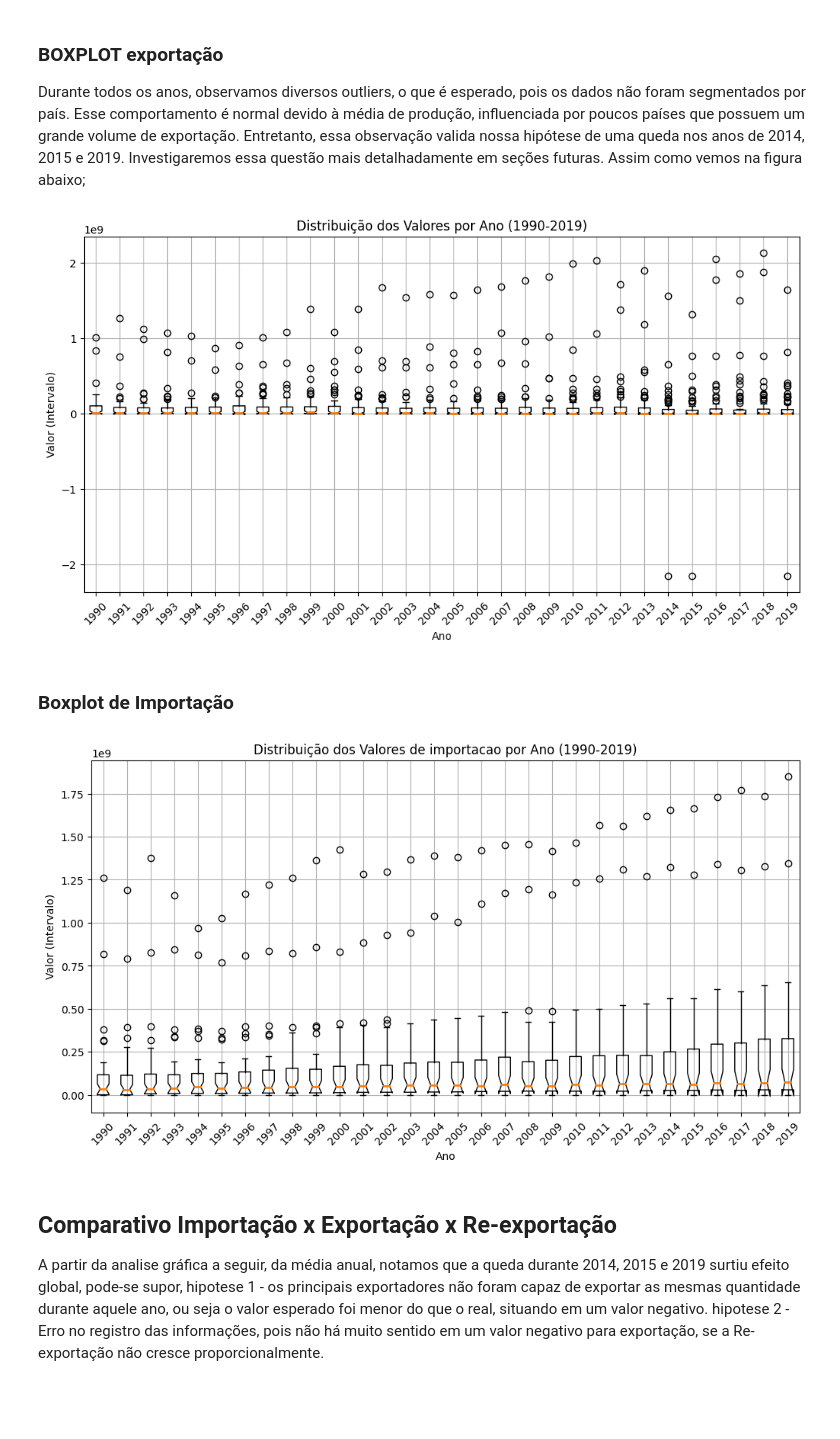
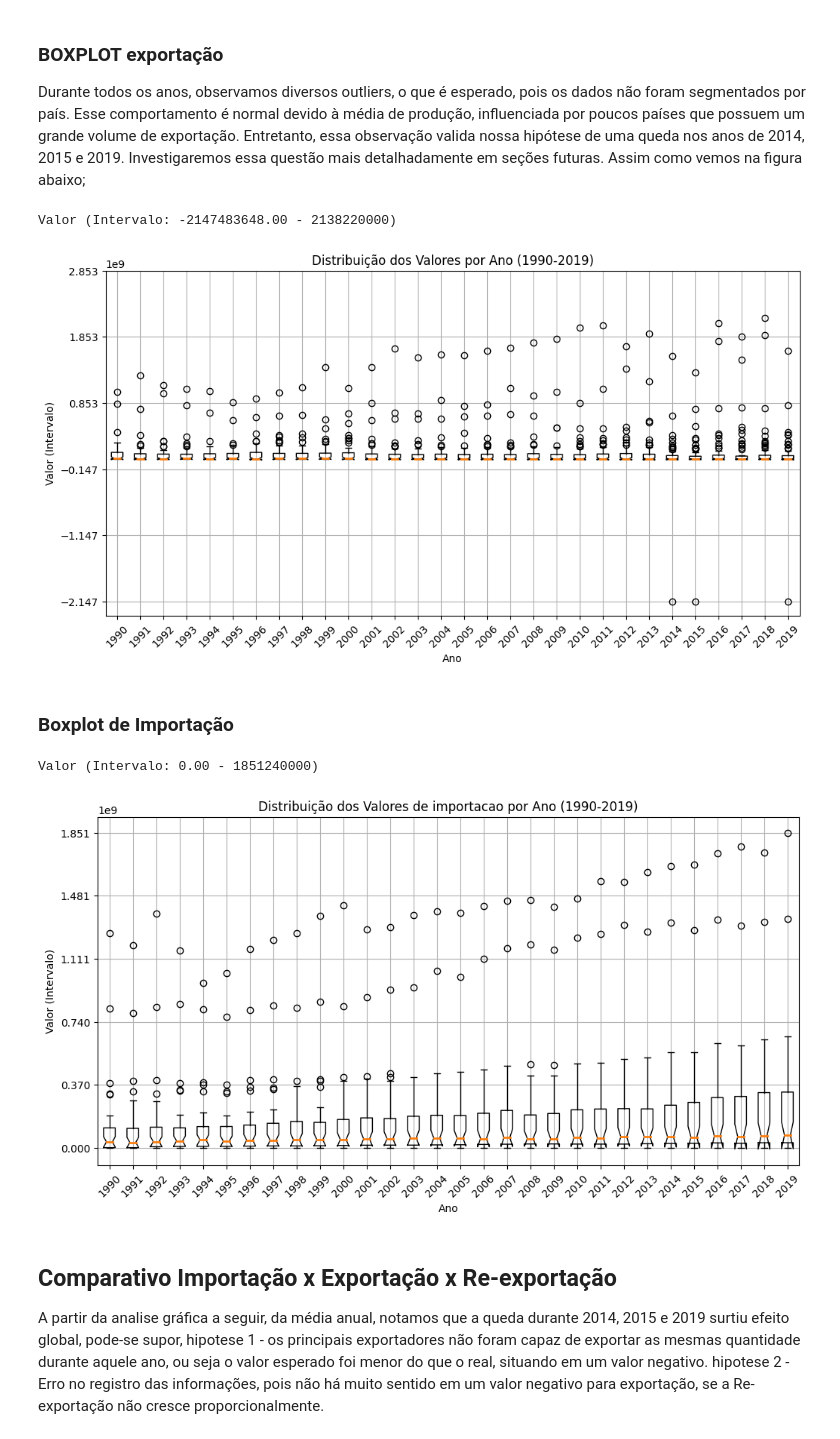
Before and after one commit to ladata-ufs/Cafezinho-G3, a Jupyter notebook: project.ipynb, the cells around one changed output. Saved outputs shown, nothing was run; the diff lists cells and outputs as text; code cells hidden in the pictures; blank space fills up the shorter version.

```diff
--- a/project.ipynb
+++ b/project.ipynb
@@ -164,0 +167,16 @@ exportacao.describe().round()
+# %%
+# Extração de dados dos anos (colunas de 1990 a 2019)
+ano_data = exportacao.loc[:, '1990':'2019']
+
+# Extração de rótulos dos anos a partir dos nomes das colunas
+ano_labels = list(ano_data.columns)
+
+
+# Cálculo dos valores mínimo e máximo
+min_valores = []
+max_valores = []
+for coluna in ano_data.columns:
+    min_valores.append(ano_data[coluna].min())
+    max_valores.append(ano_data[coluna].max())
+# Imprimir o intervalo formatado com duas casas decimais
+print(f"Valor (Intervalo: {min(min_valores):.2f} : {max(max_valores)})")
@@ -168,32 +259,52 @@ Durante todos os anos, observamos diversos outliers, o que é esperado, pois os
 # %%
 
 # Extração de dados dos anos (colunas de 1990 a 2019)
 ano_data = exportacao.loc[:, '1990':'2019']
 
 # Extração de rótulos dos anos a partir dos nomes das colunas
 ano_labels = list(ano_data.columns)
 
+
+# Cálculo dos valores mínimo e máximo
+min_valores = []
+max_valores = []
+for coluna in ano_data.columns:
+    min_valores.append(ano_data[coluna].min())
+    max_valores.append(ano_data[coluna].max())
+# Imprimir o intervalo formatado com duas casas decimais
+print(f"Valor (Intervalo: {min(min_valores):.2f} - {max(max_valores)})")
+
+# definindo valores iniciais
+valor_inicial = -2147483648
+valor_final = valor_inicial + 5000000000  # intervalos
+
+# Definir marcações do eixo Y usando um intervalo específico
+num_marcas = 6  # Ajuste este valor para controlar o número de ticks/marcas (incluindo o início e o fim)
+marcas = [valor_inicial + i * (valor_final - valor_inicial) / (num_marcas - 1) for i in range(num_marcas)]
+
 # Criação do boxplot
 plt.figure(figsize=(12, 6))  # Ajuste o tamanho da fig
 plt.boxplot(
     ano_data,
     labels=ano_labels,
     patch_artist= False,
     notch=True,
-    medianprops={"linewidth": 2},  # parência da linha mediana
+    medianprops={"linewidth": 2},  # a parência da linha mediana
 )
 
 # Personalização do gráfico (opcional)
 plt.title('Distribuição dos Valores por Ano (1990-2019)')  # Definir título
 plt.xlabel('Ano')  # Definir rótulo do eixo X
 plt.ylabel('Valor (Intervalo)')  # Atualizar rótulo do eixo Y
+plt.yticks(marcas)  # Atualizar rótulo do eixo Y
 plt.xticks(rotation=45)  # Girar os rótulos do eixo X para melhor legibilidade
 plt.grid(True)  # Adicionar linhas de grade para clareza visual
 
 # Exibir o boxplot
 plt.show()
 # %% [output]
+Valor (Intervalo: -2147483648.00 - 2138220000)
-[figure, old version]
+[figure, new version]
 # %% [markdown]
 ### Boxplot de Importação
 # %%
@@ -203,6 +314,22 @@ ano_data = importacao.loc[:, '1990':'2019']
 
 # Extração de rótulos dos anos a partir dos nomes das colunas
 ano_labels = list(ano_data.columns)
+# Cálculo dos valores mínimo e máximo
+min_valores = []
+max_valores = []
+for coluna in ano_data.columns:
+    min_valores.append(ano_data[coluna].min())
+    max_valores.append(ano_data[coluna].max())
+# Imprimir o intervalo formatado com duas casas decimais
+print(f"Valor (Intervalo: {min(min_valores):.2f} - {max(max_valores)})")
+
+# definindo valores iniciais
+valor_inicial = min(min_valores)
+valor_final = valor_inicial + max(max_valores)  # intervalos
+
+# Definir marcações do eixo Y usando um intervalo específico
+num_marcas = 6  # Ajuste este valor para controlar o número de ticks/marcas (incluindo o início e o fim)
+marcas = [valor_inicial + i * (valor_final - valor_inicial) / (num_marcas - 1) for i in range(num_marcas)]
 
 # Criação do boxplot
 plt.figure(figsize=(12, 6))  # Ajuste o tamanho da fig
@@ -218,13 +345,15 @@ plt.boxplot(
 plt.title('Distribuição dos Valores de importacao por Ano (1990-2019)')  # Definir título
 plt.xlabel('Ano')  # Definir rótulo do eixo X
 plt.ylabel('Valor (Intervalo)')  # Atualizar rótulo do eixo Y
+plt.yticks(marcas)  # Atualizar rótulo do eixo Y
 plt.xticks(rotation=45)  # Girar os rótulos do eixo X para melhor legibilidade
 plt.grid(True)  # Adicionar linhas de grade para clareza visual
 
 # Exibir o boxplot
 plt.show()
 # %% [output]
+Valor (Intervalo: 0.00 - 1851240000)
-[figure, old version]
+[figure, new version]
 # %% [markdown]
 ## Comparativo Importação x Exportação x Re-exportação
 
```
Also changed, not shown: parts of 17 cells of this notebook.
